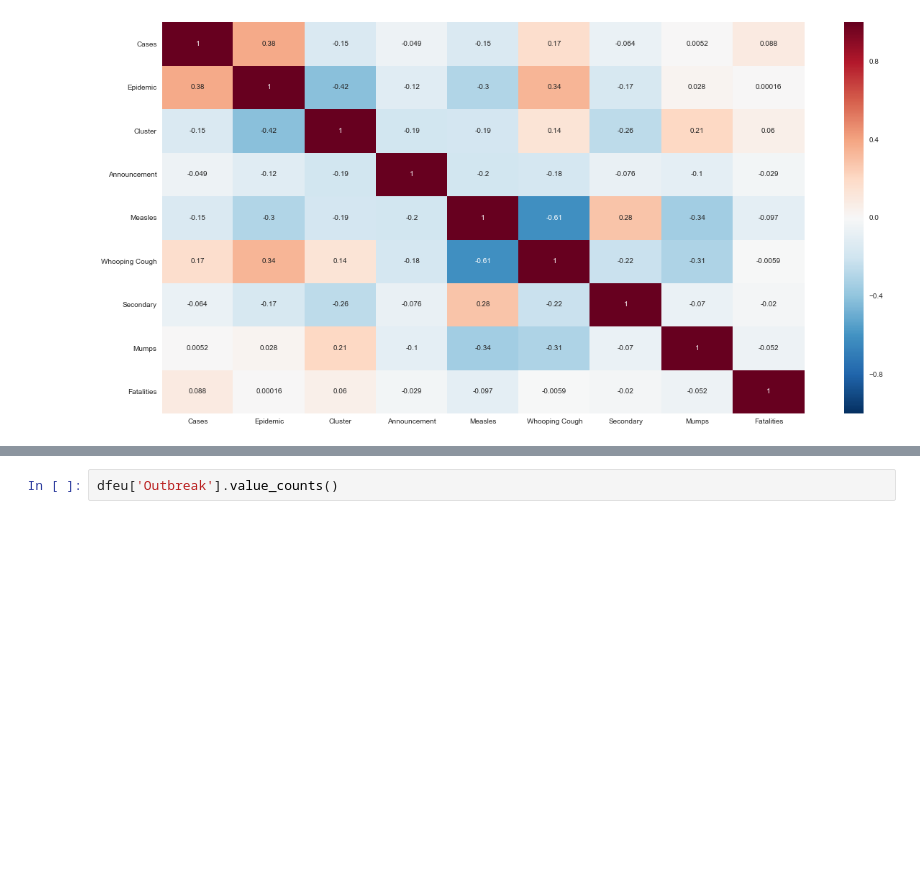
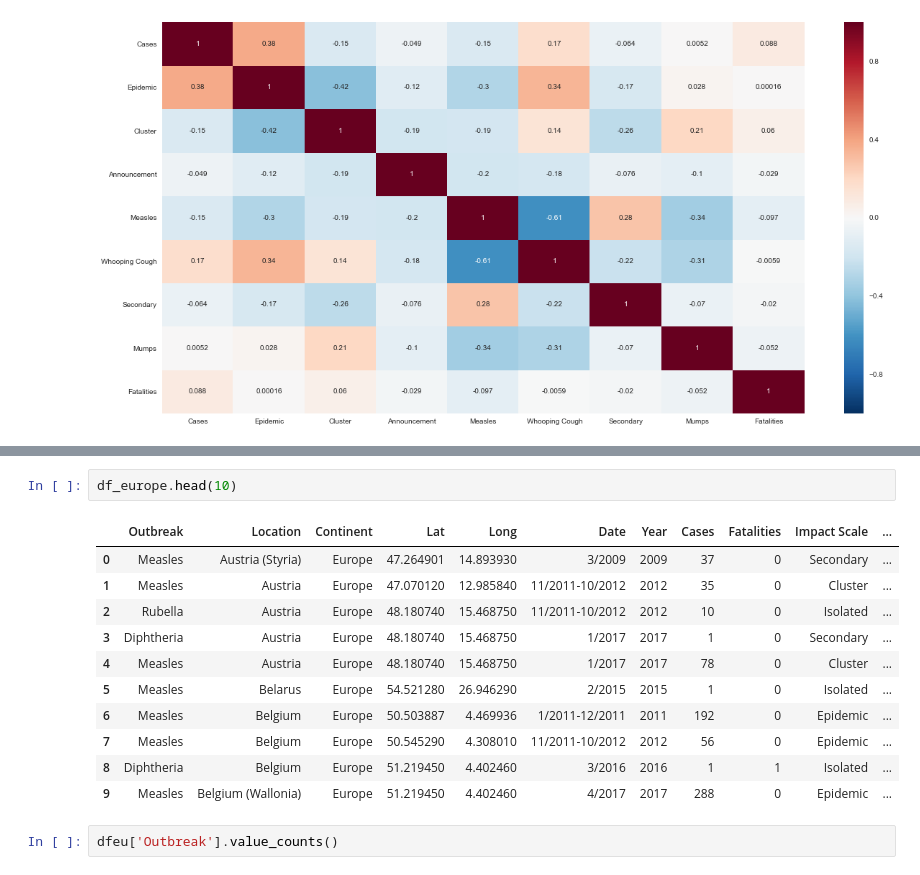
Before and after one commit to javigoncompte/Preventable_Diseases, a Jupyter notebook: Capstone EDA.ipynb, the cells around one changed output, grey strips where cells are left out. Drawn from its saved outputs; the diff is of its cells as text; blank space fills up the shorter version.

```diff
--- a/Capstone EDA.ipynb
+++ b/Capstone EDA.ipynb
@@ -1028,3 +1034,17 @@ dfeu.head()
+# %%
+df_europe.head(10)
+# %% [output]
+|  | Outbreak | Location | Continent | Lat | Long | Date | Year | Cases | Fatalities | Impact Scale | ... |
+| 0 | Measles | Austria (Styria) | Europe | 47.264901 | 14.893930 | 3/2009 | 2009 | 37 | 0 | Secondary | ... |
+| 1 | Measles | Austria | Europe | 47.070120 | 12.985840 | 11/2011-10/2012 | 2012 | 35 | 0 | Cluster | ... |
+| 2 | Rubella | Austria | Europe | 48.180740 | 15.468750 | 11/2011-10/2012 | 2012 | 10 | 0 | Isolated | ... |
+| 3 | Diphtheria | Austria | Europe | 48.180740 | 15.468750 | 1/2017 | 2017 | 1 | 0 | Secondary | ... |
+| 4 | Measles | Austria | Europe | 48.180740 | 15.468750 | 1/2017 | 2017 | 78 | 0 | Cluster | ... |
+| 5 | Measles | Belarus | Europe | 54.521280 | 26.946290 | 2/2015 | 2015 | 1 | 0 | Isolated | ... |
+| 6 | Measles | Belgium | Europe | 50.503887 | 4.469936 | 1/2011-12/2011 | 2011 | 192 | 0 | Epidemic | ... |
+| 7 | Measles | Belgium | Europe | 50.545290 | 4.308010 | 11/2011-10/2012 | 2012 | 56 | 0 | Epidemic | ... |
+| 8 | Diphtheria | Belgium | Europe | 51.219450 | 4.402460 | 3/2016 | 2016 | 1 | 1 | Isolated | ... |
+| 9 | Measles | Belgium (Wallonia) | Europe | 51.219450 | 4.402460 | 4/2017 | 2017 | 288 | 0 | Epidemic | ... |
 # %%
 dfeu['Outbreak'].value_counts()
 # %% [output]
```
Also changed, not shown: parts of 19 cells of this notebook, 2 other files.
